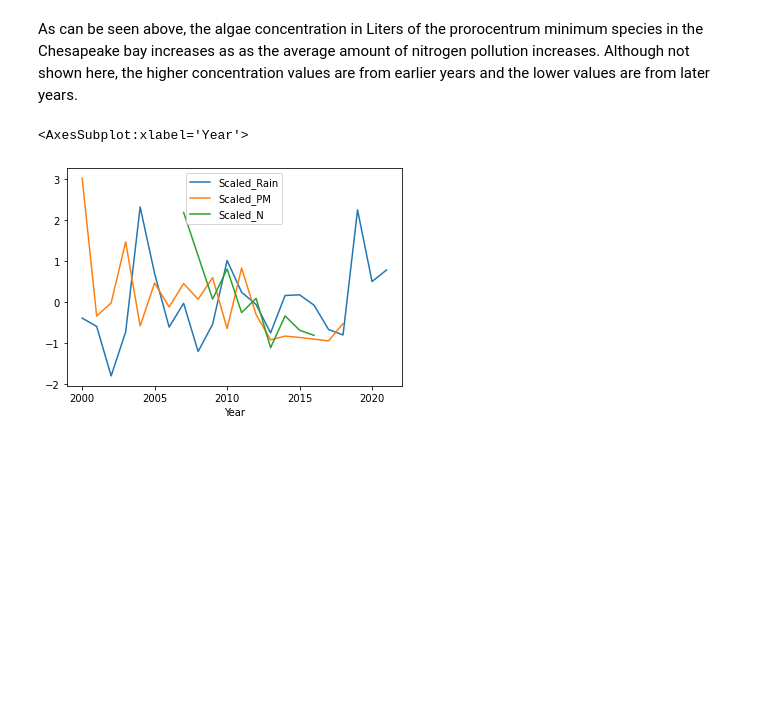
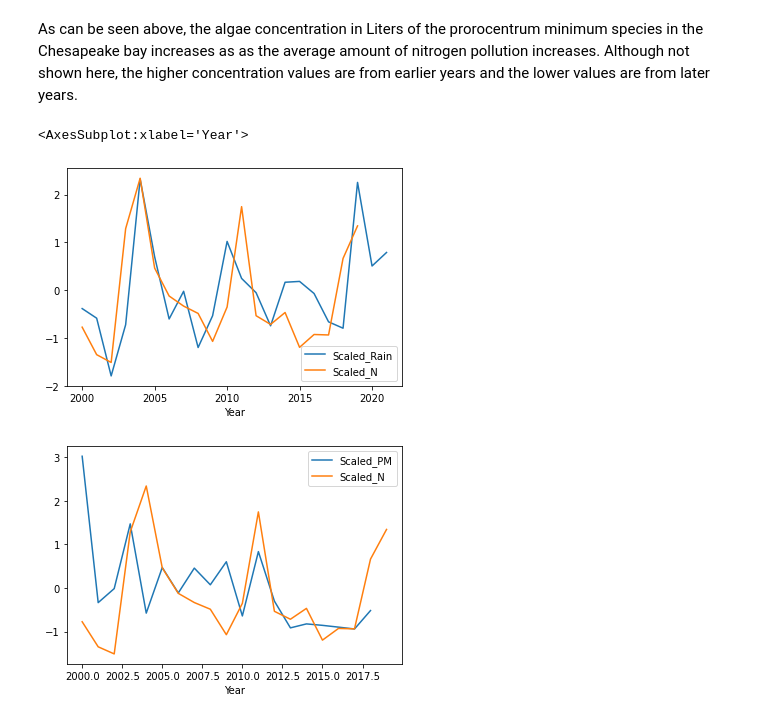
Before and after one commit to type1larosa3/CMSC320-Final-Tutorial, a Jupyter notebook: Tutorial_final.ipynb, the cells around one changed output. Saved outputs shown, nothing was run; the diff lists cells and outputs as text; code cells hidden in the pictures; blank space fills up the shorter version.

Commit message:
added a nitrogen data set that went back to 1985 to show a better trend in data over time and created line plots to show the relationship between nitrogen, rainfall, and algae

```diff
--- a/Tutorial_final.ipynb
+++ b/Tutorial_final.ipynb
@@ -275,7 +274,7 @@ Text(0.5, 1.0, 'Total lbs of Nitrogen Pollution vs. Prorocentrum Minimum Concent
 As can be seen above, the algae concentration in Liters of the prorocentrum minimum species in the Chesapeake bay increases as as the average amount of nitrogen pollution increases. Although not shown here, the higher concentration values are from earlier years and the lower values are from later years.
 # %%
 average_rainfall = pd.read_csv('18-pcp-18-4-2000-2021.csv')
-average_rainfall = average_rainfall.rename(columns={" Precipitation": "Annual Precipitation (in.)"})
+average_rainfall.rename(columns={" Precipitation": "Annual Precipitation (in.)"}, inplace = True)
 average_rainfall = average_rainfall.drop([0,1,2], axis=0).reset_index()
 average_rainfall.drop(['index',average_rainfall.columns[3]], axis=1,inplace = True)
 
@@ -302 +291,5 @@ ave_frame.sort_values(by=['Year'])
 average_rainfall['Scaled_Rain'] = scale_col(average_rainfall['Annual Precipitation (in.)'])
+# %%
+nitrogen_2 = pd.read_csv('Updated_Nitrogen_90_19.csv')
+nitrogen_2.rename(columns={'Water Year (WY)': 'Year'}, inplace = True)
+nitrogen_2['Scaled_N'] = scale_col(nitrogen_2['Rounded Total (x10^6 lbs/yr)'])
@@ -303,7 +305,10 @@ average_rainfall['Scaled_Rain'] = scale_col(average_rainfall['Annual Precipitati
 # %%
 ax = average_rainfall.plot(x='Year', y='Scaled_Rain')
-ax = frame1.plot(ax = ax, x='Year', y='Scaled_PM')
-ave_frame.plot(ax =ax, x='Year', y='Scaled_N')
+nitrogen_2[15:].plot(ax =ax, x='Year', y='Scaled_N')
+
+ax = frame1.plot(x='Year', y='Scaled_PM')
+nitrogen_2[15:].plot(ax =ax, x='Year', y='Scaled_N')
 # %% [output]
 <AxesSubplot:xlabel='Year'>
-[figure, old version]
+[figure, new version]
+[figure, added]
```
Also changed, not shown: parts of 5 cells of this notebook, 1 other file.
